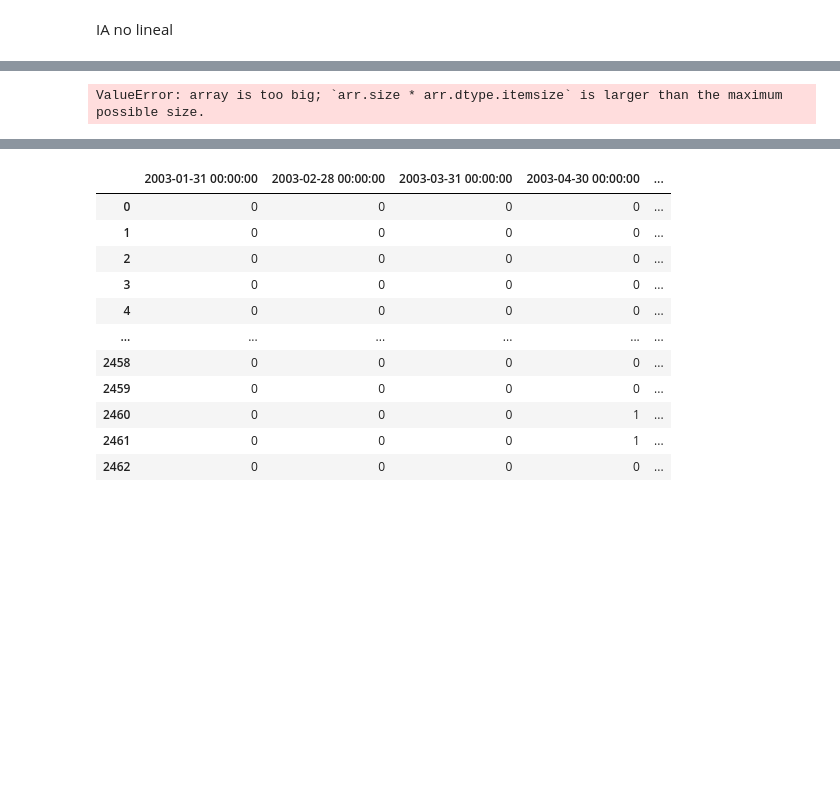
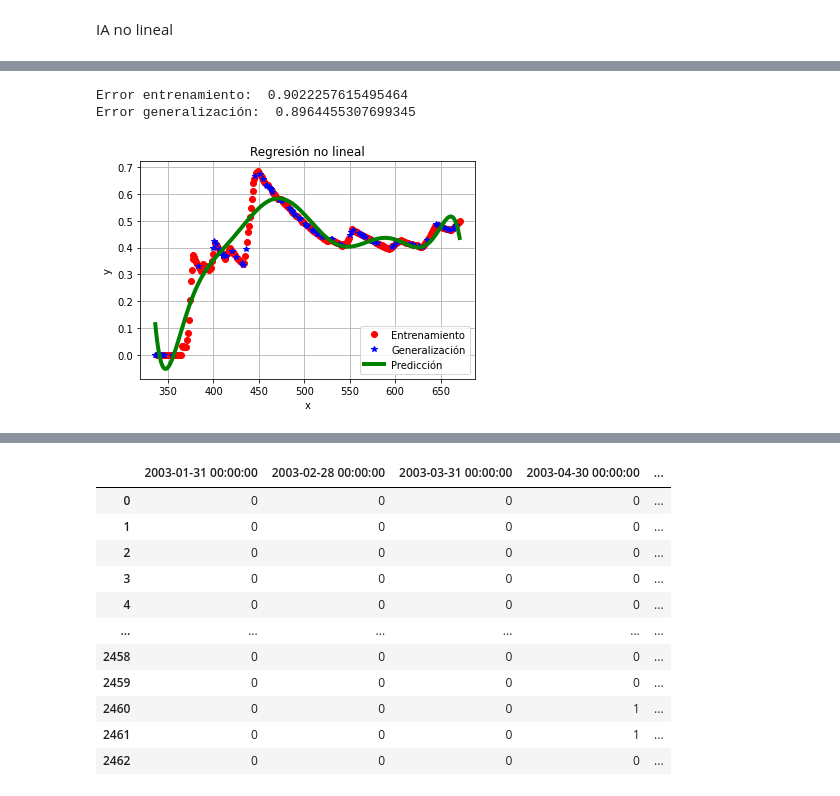
Before and after one commit to urielMontenegro1/datos_de_sequias, a Jupyter notebook: sequias_proyecto.ipynb, the cells around one changed output, grey strips where cells are left out. Drawn from its saved outputs; the diff is of its cells as text; code cells hidden in the pictures; blank space fills up the shorter version.

```diff
--- a/sequias_proyecto.ipynb
+++ b/sequias_proyecto.ipynb
@@ -276,0 +279,6 @@ ym=listaPromMun
+# %%
+data['x1']=listaFechacambio
+# %%
+xm=data.drop(['y'],axis=1)
+# %%
+ym=data['y']
@@ -279,7 +320,7 @@ dpol=9 #5,10,9,8
 alpha=0.0
 # %%
   # Obtenemos datos de entrenamiento y de generalización
-x_ent, x_gen, y_ent, y_gen = train_test_split(X_train,y_train)
+x_ent, x_gen, y_ent, y_gen = train_test_split(xm,ym)
   # Modelo de regresión no lineal
 model = Pipeline([('poly',PolynomialFeatures(degree=dpol)),('scaler',StandardScaler()),('reg',Ridge(alpha))])
 model.fit(x_ent,y_ent)
@@ -287,4 +328,22 @@ model.fit(x_ent,y_ent)
 print('Error entrenamiento: ',model.score(x_ent,y_ent))
 print('Error generalización: ',model.score(x_gen,y_gen))
 # %% [output]
-ValueError: array is too big; `arr.size * arr.dtype.itemsize` is larger than the maximum possible size.
+Error entrenamiento:  0.9022257615495464
+Error generalización:  0.8964455307699345
+# %%
+# Imprimelas gráficas
+x_plot=xm
+y_plot = model.predict(x_plot)
+plt.figure()
+plt.grid()
+plt.title('Regresión no lineal')
+plt.xlabel('x')
+plt.ylabel('y')
+plt.plot(x_ent,y_ent,'ro')
+plt.plot(x_gen,y_gen,'b*')
+plt.plot(x_plot,y_plot,'g-',lw=4)
+
+plt.legend(['Entrenamiento','Generalización','Predicción'])
+plt.show()
+# %% [output]
+[figure, added]
```
Also changed, not shown: parts of 18 cells of this notebook.
